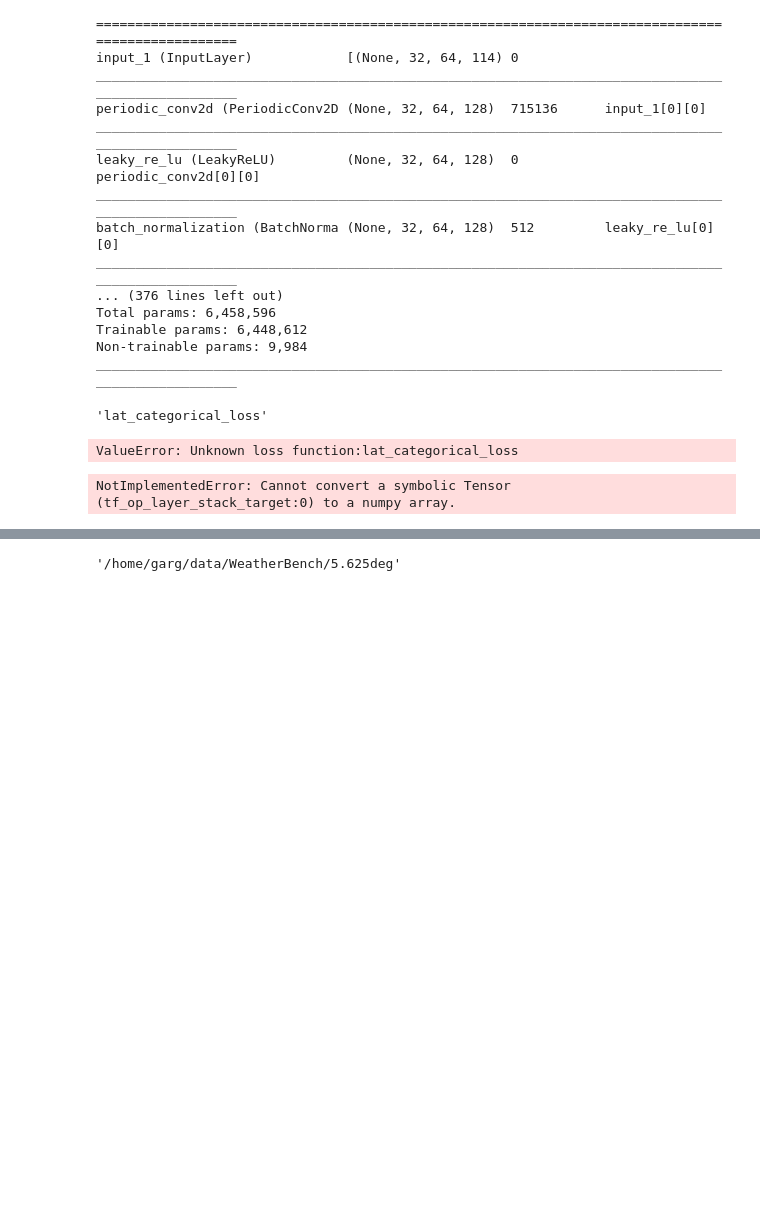
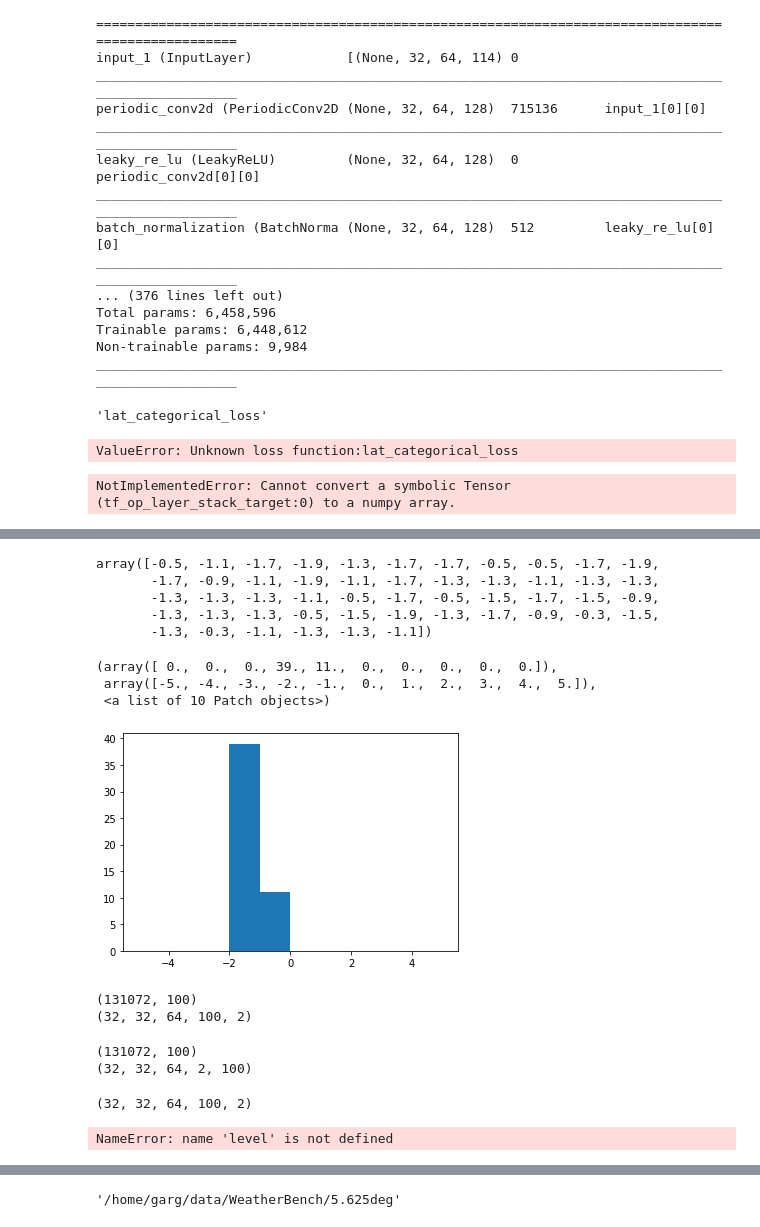
Before and after one commit to sagar-garg/WeatherBench, a Jupyter notebook: nbs_probabilistic/07- Categorical Forecast Implementation.ipynb, the cells around one changed output, grey strips where cells are left out. Cells and saved outputs as stored; diff of their text form; code cells hidden in the pictures; blank space fills up the shorter version.

Commit message:
create_predictions() v1

```diff
--- a/nbs_probabilistic/07- Categorical Forecast Implementation.ipynb
+++ b/nbs_probabilistic/07- Categorical Forecast Implementation.ipynb
@@ -132,0 +161,4 @@ print(preds.shape)
+# %%
+x,y=dg_valid[0]
+preds=preds=model.predict(dg_valid[0])
+print(preds.shape, y.shape)
@@ -132,0 +167,4 @@ print(preds.shape)
+# %%
+bin_min=args['bin_min']; bin_max=args['bin_max']
+bins=np.linspace(bin_min, bin_max, num_bins+1)
+bins, bins.shape
@@ -132,0 +178,5 @@ print(preds.shape)
+# %%
+interval=(bin_max-bin_min)/num_bins
+print(interval)
+bin_mids=np.linspace(bin_min+0.5*interval, bin_max-0.5*interval, num_bins)
+bin_mids, bin_mids.shape
@@ -132,0 +195,16 @@ print(preds.shape)
+# %%
+sample=np.random.choice(bin_mids, size=50, p=preds[0,30,0,0,:], replace=True)
+sample
+# %% [output]
+array([-0.5, -1.1, -1.7, -1.9, -1.3, -1.7, -1.7, -0.5, -0.5, -1.7, -1.9,
+       -1.7, -0.9, -1.1, -1.9, -1.1, -1.7, -1.3, -1.3, -1.1, -1.3, -1.3,
+       -1.3, -1.3, -1.3, -1.1, -0.5, -1.7, -0.5, -1.5, -1.7, -1.5, -0.9,
+       -1.3, -1.3, -1.3, -0.5, -1.5, -1.9, -1.3, -1.7, -0.9, -0.3, -1.5,
+       -1.3, -0.3, -1.1, -1.3, -1.3, -1.1])
+# %%
+plt.hist(sample, range=(bin_min,bin_max))
+# %% [output]
+(array([ 0.,  0.,  0., 39., 11.,  0.,  0.,  0.,  0.,  0.]),
+ array([-5., -4., -3., -2., -1.,  0.,  1.,  2.,  3.,  4.,  5.]),
+ <a list of 10 Patch objects>)
+[figure, added]
@@ -132,0 +219,40 @@ print(preds.shape)
+# %%
+preds_new=np.array(preds_new)
+print(preds_new.shape)
+preds_new3=preds_new.reshape(preds_shape[0],preds_shape[1],
+                             preds_shape[2],member, preds_shape[3],)
+
+print(preds_new3.shape)
+# %% [output]
+(131072, 100)
+(32, 32, 64, 100, 2)
+# %%
+preds_new=np.array(preds_new)
+print(preds_new.shape)
+preds_new2=preds_new.reshape(preds_shape[0],preds_shape[1],preds_shape[2],preds_shape[3],member)
+print(preds_new2.shape)
+# %% [output]
+(131072, 100)
+(32, 32, 64, 2, 100)
+# %%
+preds_new_shape=preds_new2.shape
+preds_new2=preds_new2.reshape(preds_new_shape[0],preds_new_shape[1],
+                            preds_new_shape[2],
+                            preds_new_shape[4],preds_new_shape[3])
+print(preds_new2.shape)
+# %% [output]
+(32, 32, 64, 100, 2)
+# %%
+            dg=dg_valid
+            preds_new2 = xr.DataArray(
+            preds_new2,
+            dims=['time', 'lat', 'lon', 'member', 'level'],
+            coords={'time': dg.valid_time[0:32], 'lat': dg.data.lat,
+                    'lon': dg.data.lon,
+                    'member': np.arange(member),
+                    'level': level,
+                    'level_names': level_names,
+                    },
+            )
+# %% [output]
+NameError: name 'level' is not defined
```
Also changed, not shown: parts of 30 cells of this notebook, 3 other files.
